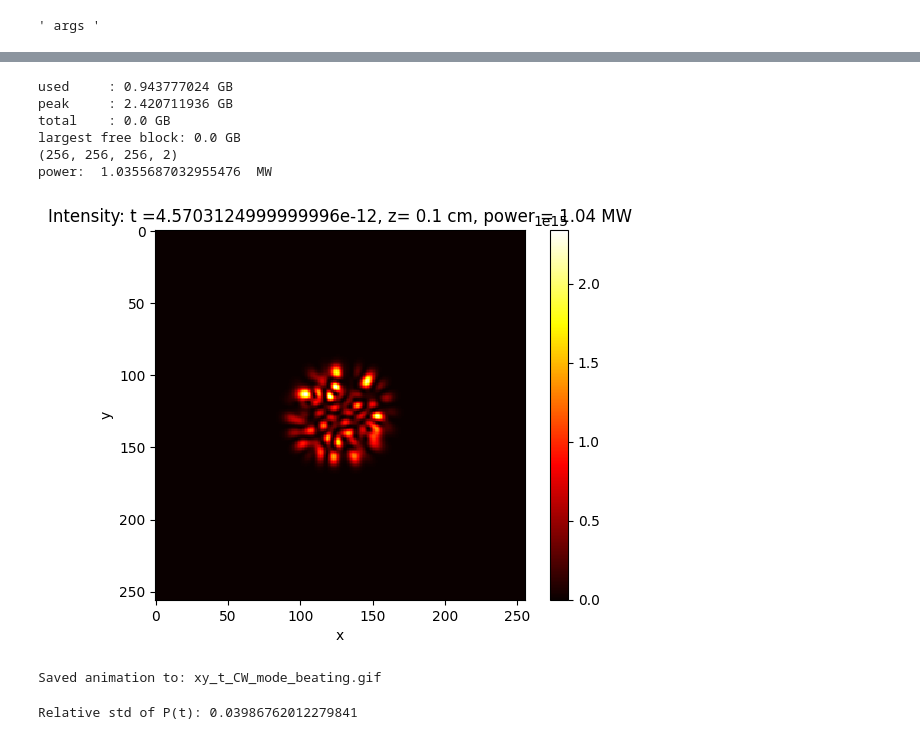
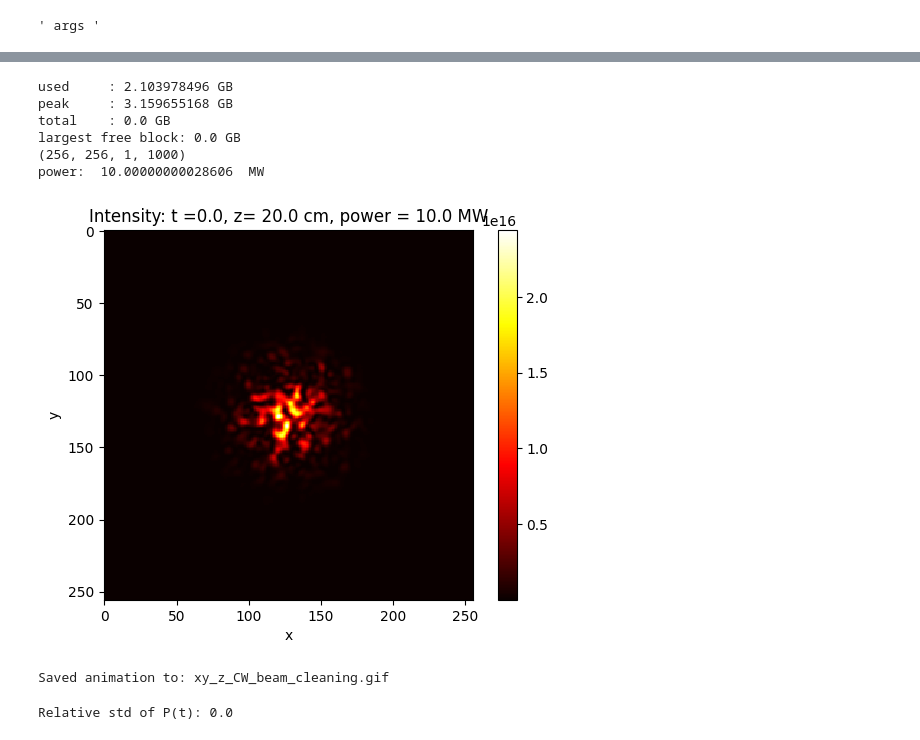
Before and after one commit to jsferran/GNLSE_Code, a Jupyter notebook: gnlse_example.ipynb, the cells around one changed output, grey strips where cells are left out. Cells and saved outputs as stored; diff of their text form; code cells hidden in the pictures.

```diff
--- a/gnlse_example.ipynb
+++ b/gnlse_example.ipynb
@@ -72,7 +72,7 @@ Nx = Ny = 256;
 Lx = Ly = 200e-6;
 Lz = 1e-2;
 Lt = 10e-12; # Length of time in seconds
-Nt = 256; # Number of time steps
+Nt = 1; # Number of time steps
 dx = Lx/Nx;
 dy = Ly/Ny;
 
@@ -118,7 +118,7 @@ field_unscaled, indices, coeffs = make_source_from_files(folder="GRIN_modes", he
 E_xy, weights = norm_scale_field_weights(field_unscaled, indices, coeffs, power = 1.0, dx = dx, dy = dy);
 # %%
 ############################################################################################
-power = 1e6; ''' 20 MW '''
+power = 10e6; ''' 20 MW '''
 
 ''' Define temporal profile '''
 phis = 0.0;
@@ -201,10 +186,10 @@ beta0:  9040466.626446744
 ' args '
 # %%
 # override from previous cells:
-Lz = 10e-2; # Length of propagation in z
-save_at = jnp.linspace(0, Lz, 2, endpoint=True); # save at these positions in z
+Lz = 20e-2; # Length of propagation in z
+save_at = jnp.linspace(0, Lz, 1000, endpoint=True); # save at these positions in z
 print(save_at)
-n2 = 2.22e-25
+n2 = 5e-21
 
 ##########
 args = {"Lx" : Lx, "Ly": Ly, "Lz": Lz, "Lt": Lt,   # spatiotemporal dimensions
@@ -235,49 +232,49 @@ peak     : 0.408958208 GB
 total    : 0.0 GB
 largest free block: 0.0 GB
 # %%
-results = GNLSE3D_propagate_scan(args, field);
+results = GNLSE3D_propagate(args, field);
 # %%
 stats = dev.memory_stats()
 print("used     :", gb(stats.get("bytes_in_use", 0)), "GB")
 print("peak     :", gb(stats.get("peak_bytes_in_use", 0)), "GB")
 print("total    :", gb(stats.get("total_device_memory", 0)), "GB")
 print("largest free block:", gb(stats.get("largest_free_block_bytes", 0)), "GB")
 
-slot = 1; # Last save slot
-time = 117; # Time slot to visualize
+slot = -1; # Last save slot
+time = 0; # Time slot to visualize
 print(results["field"].shape);
 
 res_field = results["field"][:, :, time, slot];
 
 I_xy = jnp.real(res_field)**2 + jnp.imag(res_field)**2
 P_xy = jnp.sum(I_xy) * dx * dy;
 print("power: ", P_xy * 1e-6 , " MW");
 
 plt.figure();
 plt.imshow(I_xy, cmap='hot', interpolation='nearest');
 plt.colorbar();
 plt.title(f"Intensity: t ={time * Lt/Nt}, z= {round(save_at[slot], 3)*100} cm, power = {round(P_xy * 1e-6, 2)} MW");
 plt.xlabel("x");    plt.ylabel("y");
 plt.show();
 # %% [output]
-used     : 0.943777024 GB
-peak     : 2.420711936 GB
+used     : 2.103978496 GB
+peak     : 3.159655168 GB
 total    : 0.0 GB
 largest free block: 0.0 GB
-(256, 256, 256, 2)
-power:  1.0355687032955476  MW
+(256, 256, 1, 1000)
+power:  10.00000000028606  MW
-[figure, old version]
+[figure, new version]
 # %%
 # Create an animation of the field intensity over time
-gif_path = make_xy_t_animation(results["field"], z_index=-1, quantity='intensity', norm='global',
-                               fps=30, filename='xy_t_CW_mode_beating.gif')
+gif_path = make_xy_z_animation(results["field"], t_index=-1, quantity='intensity', norm='global',
+                               fps=50, filename='xy_z_CW_beam_cleaning.gif')
 print("Saved animation to:", gif_path)
 # %% [output]
-Saved animation to: xy_t_CW_mode_beating.gif
+Saved animation to: xy_z_CW_beam_cleaning.gif
 # %%
 # P(t) = ∬ |E(x,y,t,z=Lz)|^2 dx dy
 P_out = np.sum(np.abs(np.asarray(results["field"][..., -1]))**2, axis=(0,1)) * dx * dy
 rel_std = P_out.std() / P_out.mean()
 print("Relative std of P(t):", rel_std)
 # %% [output]
-Relative std of P(t): 0.03986762012279841
+Relative std of P(t): 0.0
```
Also changed, not shown: parts of 3 cells of this notebook, 7 other files.
